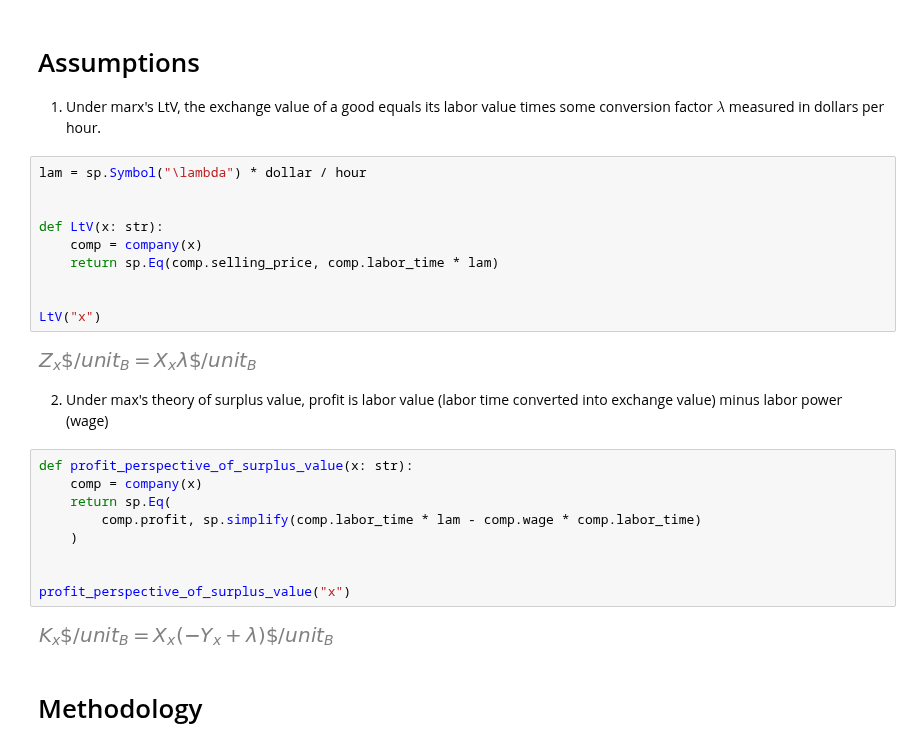
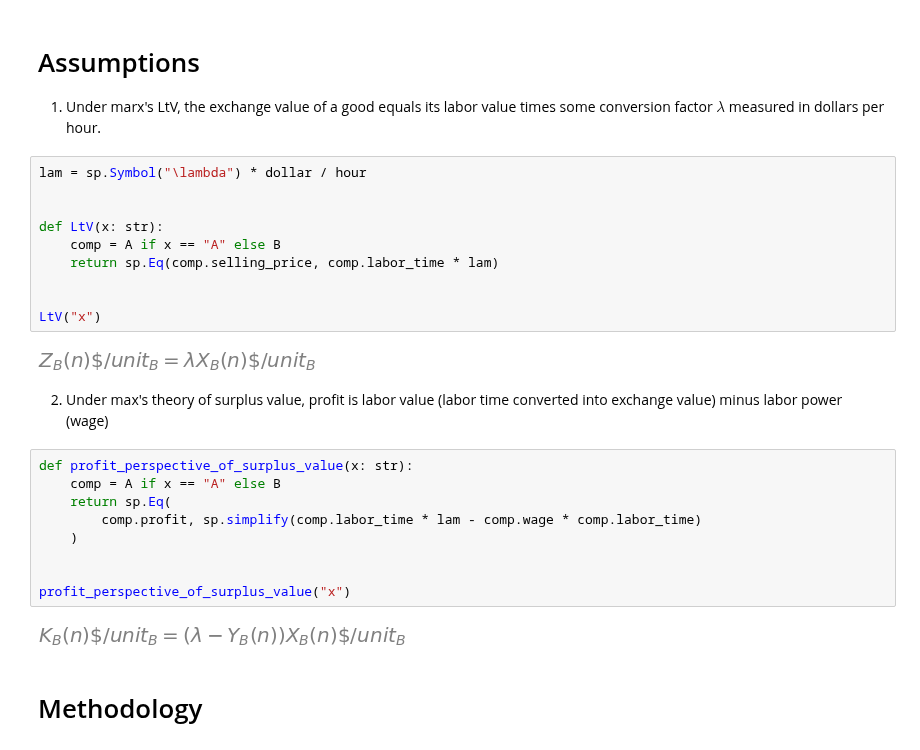
Before and after one commit to ryanpeach/continuing_education, a Jupyter notebook: continuing_education/economics/exchange_vs_use_value/Exchange_vs_Use_Value_Marxism.ipynb, the cells around one changed output. Drawn from its saved outputs; the diff is of its cells as text.

```diff
--- a/continuing_education/economics/exchange_vs_use_value/Exchange_vs_Use_Value_Marxism.ipynb
+++ b/continuing_education/economics/exchange_vs_use_value/Exchange_vs_Use_Value_Marxism.ipynb
@@ -111,20 +106,20 @@ delta_non_wage_expenses_B
 # %%
 lam = sp.Symbol("\lambda") * dollar / hour
 
 
 def LtV(x: str):
-    comp = company(x)
+    comp = A if x == "A" else B
     return sp.Eq(comp.selling_price, comp.labor_time * lam)
 
 
 LtV("x")
 # %% [output]
-[figure, old version]
+[figure, new version]
 # %% [markdown]
 2. Under max's theory of surplus value, profit is labor value (labor time converted into exchange value) minus labor power (wage)
 # %%
 def profit_perspective_of_surplus_value(x: str):
-    comp = company(x)
+    comp = A if x == "A" else B
     return sp.Eq(
         comp.profit, sp.simplify(comp.labor_time * lam - comp.wage * comp.labor_time)
     )
@@ -132,7 +127,7 @@ def profit_perspective_of_surplus_value(x: str):
 
 profit_perspective_of_surplus_value("x")
 # %% [output]
-[figure, old version]
+[figure, new version]
 # %% [markdown]
 # Methodology
 # %% [markdown]
```
Also changed, not shown: parts of 15 cells of this notebook.
